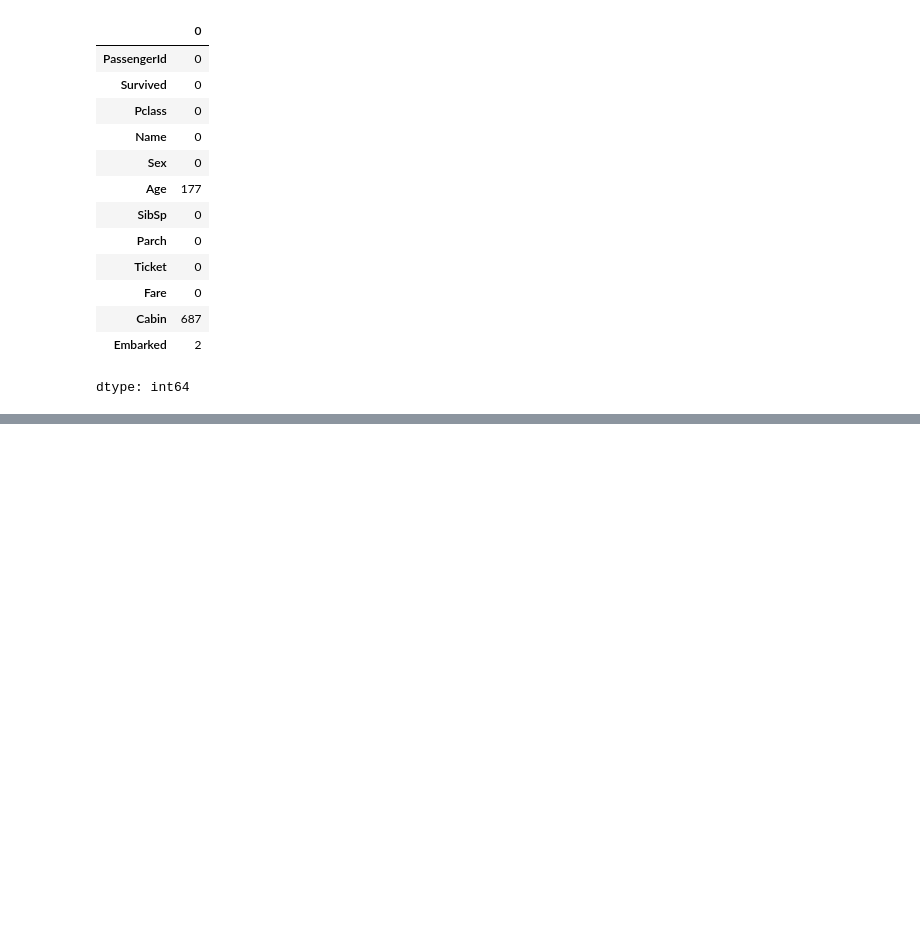
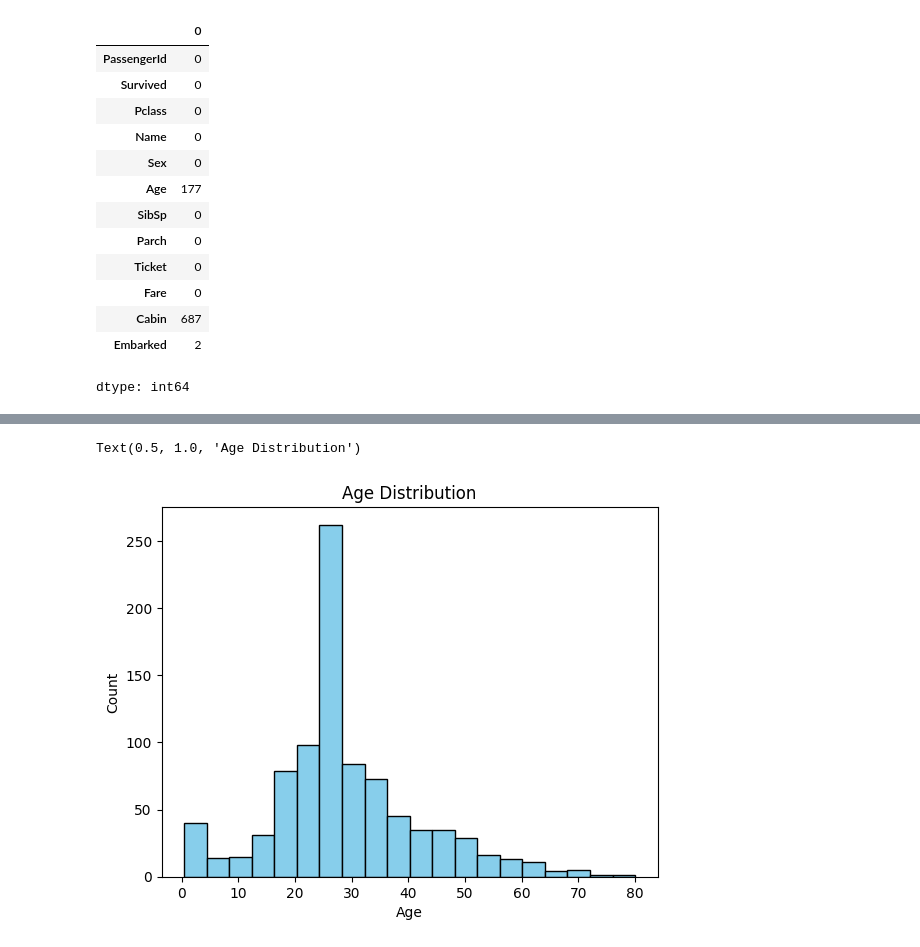
Before and after one commit to Hemasrikallam/Task1, a Jupyter notebook: titanic.ipynb, the cells around one changed output, grey strips where cells are left out. Cells and saved outputs as stored; diff of their text form; code cells hidden in the pictures; blank space fills up the shorter version.

```diff
--- a/titanic.ipynb
+++ b/titanic.ipynb
@@ -126,3 +119,12 @@ df[num_features] = scaler.fit_transform(df[num_features])
+# %%
+# Age distribution
+plt.hist(df["Age"].dropna(),bins = 20, color = "skyblue",edgecolor = "Black")
+plt.xlabel("Age")
+plt.ylabel("Count")
+plt.title("Age Distribution")
+# %% [output]
+Text(0.5, 1.0, 'Age Distribution')
+[figure, added]
 # %%
 import matplotlib.pyplot as plt
 import seaborn as sns
```
Also changed, not shown: parts of 9 cells of this notebook.
